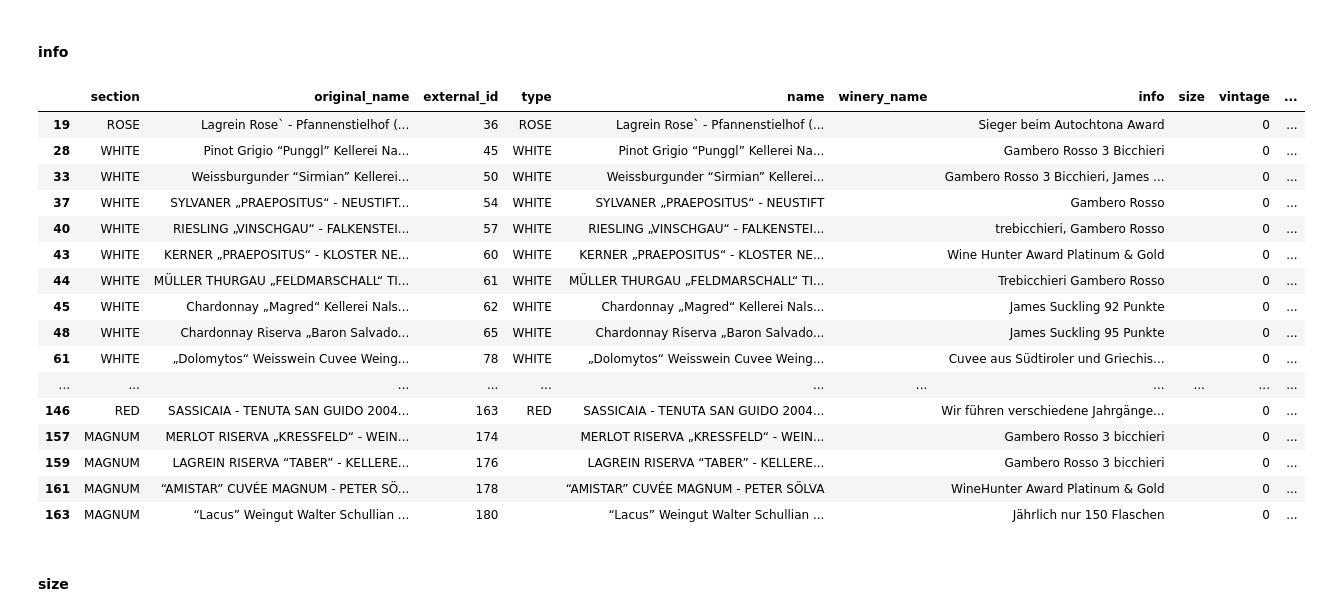
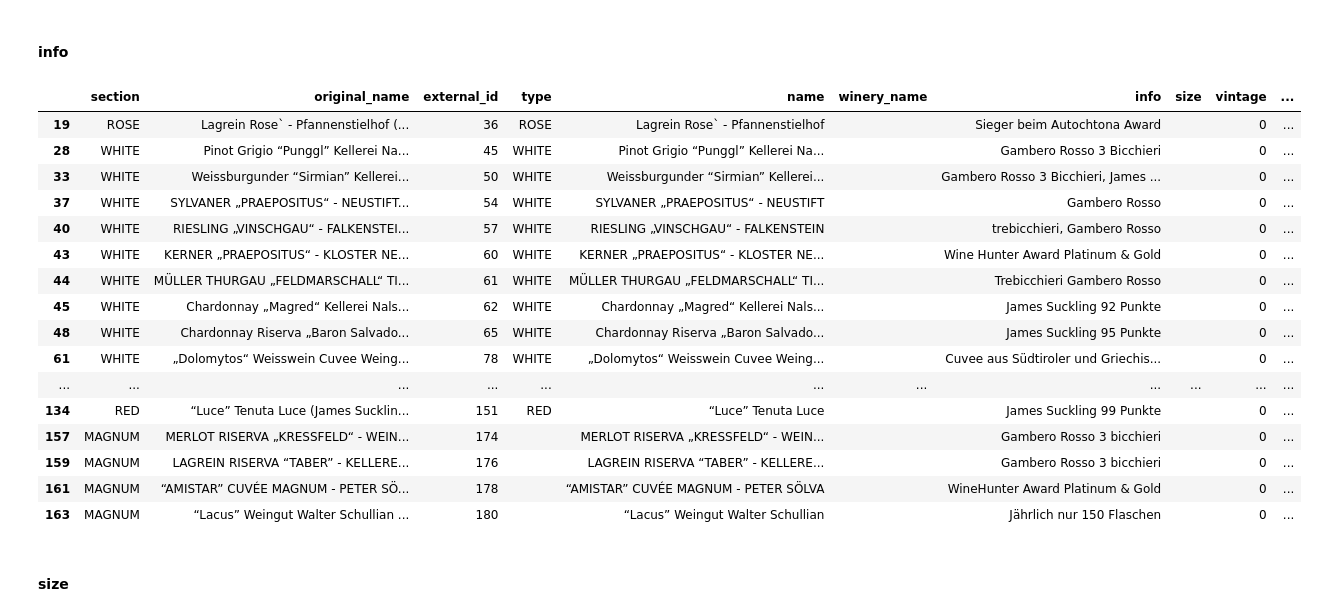
Before and after one commit to lelebus/wcms-onboarding, a Jupyter notebook: onboardings/hasenegg/v1-to-v2.ipynb, the cells around one changed output. Cells and saved outputs as stored; diff of their text form; code cells hidden in the pictures.

Commit message:
fix: move remove things such as size and vintage from wine name and info

```diff
--- a/onboardings/hasenegg/v1-to-v2.ipynb
+++ b/onboardings/hasenegg/v1-to-v2.ipynb
@@ -232,45 +232,49 @@ we do not use it here
 # %%
 size_regex = r"\+ ?.{1,5} ?[l|L]"
 price_regex = r"\d+ ?€"
 info_parentheses_regex = r"\(.*\)"
 
 def get_info(x):
     # check if info is in parentheses
     parentheses_info = re.findall(info_parentheses_regex, x)
     if len(parentheses_info) > 0:
         info = " ".join(parentheses_info)
-        return re.sub(r"\(|\)", "", info)
+        return re.sub(r"\(|\)", "", info).strip()
 
     # use second line if it doesn't contain price or size
     l = x.split("\n")
     if len(l) == 1:
         return ""
     has_price = re.match(price_regex, l[1])
     has_size = re.match(size_regex, l[1])
     if has_price or has_size:
         return ""
-    return "\n".join(l[1:])
+    return "\n".join(l[1:]).strip()
 
 df2['info'] = df2['original_name'].apply(get_info)
+
+# remove info from name
+df2['name'] = df2['name'].apply(lambda x: re.sub(info_parentheses_regex, "", x).strip())
+
 df2.loc[df2['info'] != ""]
 # %% [output]
 |  | section | original_name | external_id | type | name | winery_name | info | size | vintage | ... |
-| 19 | ROSE | Lagrein Rose` - Pfannenstielhof (... | 36 | ROSE | Lagrein Rose` - Pfannenstielhof (... |  | Sieger beim Autochtona Award |  | 0 | ... |
+| 19 | ROSE | Lagrein Rose` - Pfannenstielhof (... | 36 | ROSE | Lagrein Rose` - Pfannenstielhof |  | Sieger beim Autochtona Award |  | 0 | ... |
 | 28 | WHITE | Pinot Grigio “Punggl” Kellerei Na... | 45 | WHITE | Pinot Grigio “Punggl” Kellerei Na... |  | Gambero Rosso 3 Bicchieri |  | 0 | ... |
 | 33 | WHITE | Weissburgunder “Sirmian” Kellerei... | 50 | WHITE | Weissburgunder “Sirmian” Kellerei... |  | Gambero Rosso 3 Bicchieri, James ... |  | 0 | ... |
 | 37 | WHITE | SYLVANER „PRAEPOSITUS“ - NEUSTIFT... | 54 | WHITE | SYLVANER „PRAEPOSITUS“ - NEUSTIFT |  | Gambero Rosso |  | 0 | ... |
-| 40 | WHITE | RIESLING „VINSCHGAU“ - FALKENSTEI... | 57 | WHITE | RIESLING „VINSCHGAU“ - FALKENSTEI... |  | trebicchieri, Gambero Rosso |  | 0 | ... |
+| 40 | WHITE | RIESLING „VINSCHGAU“ - FALKENSTEI... | 57 | WHITE | RIESLING „VINSCHGAU“ - FALKENSTEIN |  | trebicchieri, Gambero Rosso |  | 0 | ... |
 | 43 | WHITE | KERNER „PRAEPOSITUS“ - KLOSTER NE... | 60 | WHITE | KERNER „PRAEPOSITUS“ - KLOSTER NE... |  | Wine Hunter Award Platinum & Gold |  | 0 | ... |
 | 44 | WHITE | MÜLLER THURGAU „FELDMARSCHALL“ TI... | 61 | WHITE | MÜLLER THURGAU „FELDMARSCHALL“ TI... |  | Trebicchieri Gambero Rosso |  | 0 | ... |
 | 45 | WHITE | Chardonnay „Magred“ Kellerei Nals... | 62 | WHITE | Chardonnay „Magred“ Kellerei Nals... |  | James Suckling 92 Punkte |  | 0 | ... |
 | 48 | WHITE | Chardonnay Riserva „Baron Salvado... | 65 | WHITE | Chardonnay Riserva „Baron Salvado... |  | James Suckling 95 Punkte |  | 0 | ... |
 | 61 | WHITE | „Dolomytos“ Weisswein Cuvee Weing... | 78 | WHITE | „Dolomytos“ Weisswein Cuvee Weing... |  | Cuvee aus Südtiroler und Griechis... |  | 0 | ... |
 | ... | ... | ... | ... | ... | ... | ... | ... | ... | ... | ... |
-| 146 | RED | SASSICAIA - TENUTA SAN GUIDO 2004... | 163 | RED | SASSICAIA - TENUTA SAN GUIDO 2004... |  | Wir führen verschiedene Jahrgänge... |  | 0 | ... |
+| 134 | RED | “Luce” Tenuta Luce (James Sucklin... | 151 | RED | “Luce” Tenuta Luce |  | James Suckling 99 Punkte |  | 0 | ... |
 | 157 | MAGNUM | MERLOT RISERVA „KRESSFELD“ - WEIN... | 174 |  | MERLOT RISERVA „KRESSFELD“ - WEIN... |  | Gambero Rosso 3 bicchieri |  | 0 | ... |
 | 159 | MAGNUM | LAGREIN RISERVA “TABER” - KELLERE... | 176 |  | LAGREIN RISERVA “TABER” - KELLERE... |  | Gambero Rosso 3 bicchieri |  | 0 | ... |
 | 161 | MAGNUM | “AMISTAR” CUVÉE MAGNUM - PETER SÖ... | 178 |  | “AMISTAR” CUVÉE MAGNUM - PETER SÖLVA |  | WineHunter Award Platinum & Gold |  | 0 | ... |
-| 163 | MAGNUM | “Lacus” Weingut Walter Schullian ... | 180 |  | “Lacus” Weingut Walter Schullian ... |  | Jährlich nur 150 Flaschen |  | 0 | ... |
+| 163 | MAGNUM | “Lacus” Weingut Walter Schullian ... | 180 |  | “Lacus” Weingut Walter Schullian |  | Jährlich nur 150 Flaschen |  | 0 | ... |
 # %% [markdown]
 #### size
 # %%
```
Also changed, not shown: parts of 5 cells of this notebook, 3 other files.
